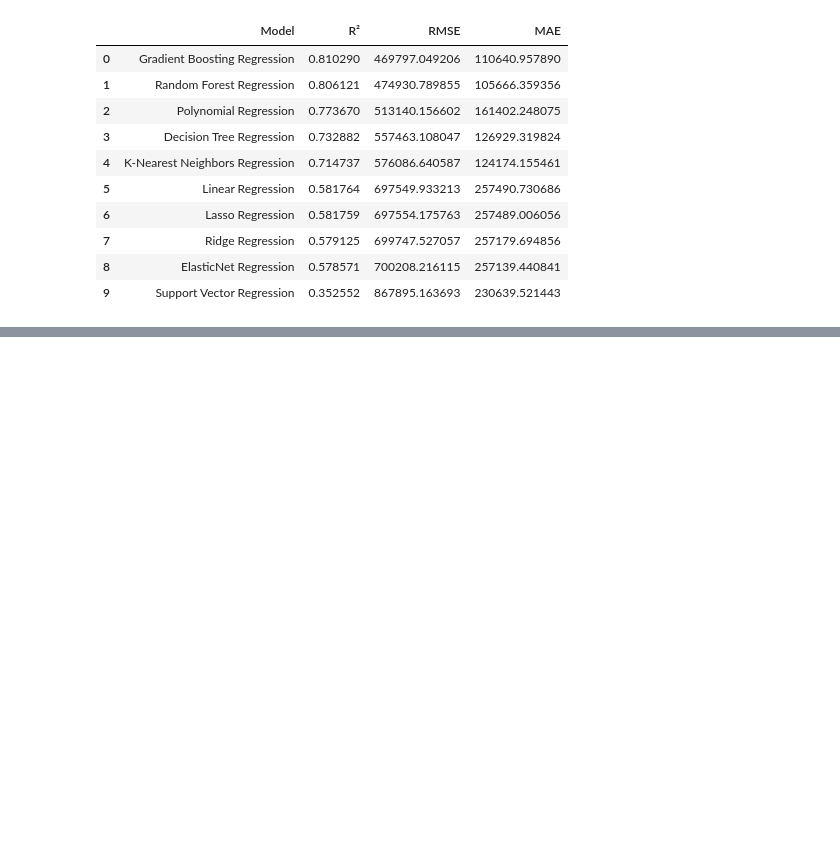
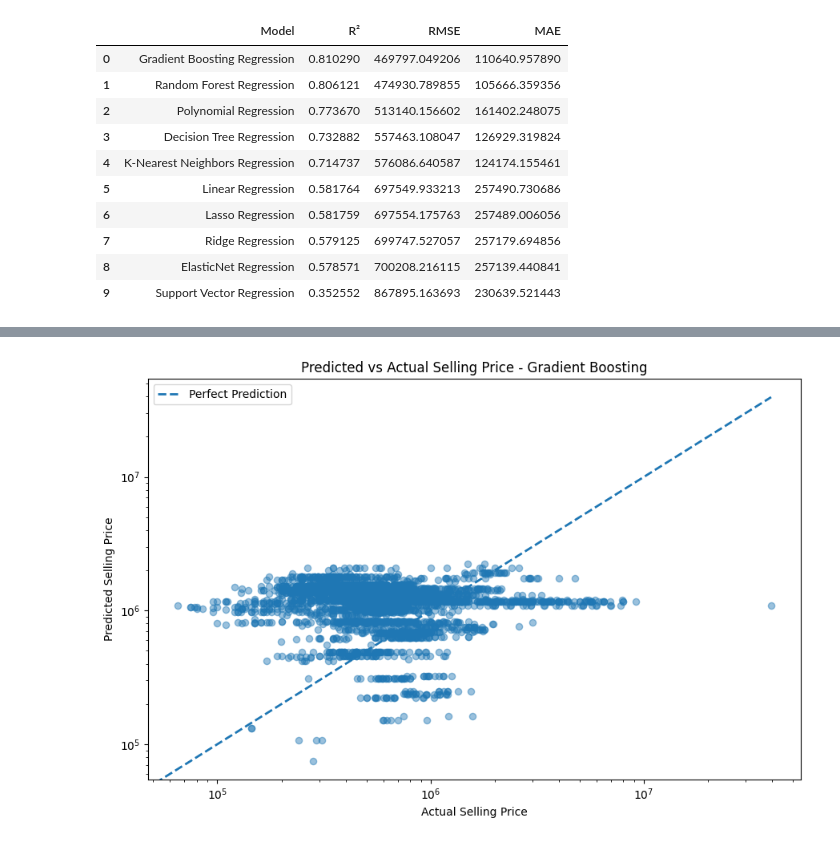
Before and after one commit to ML-Capstone-Review/ML-Capstone-Project, a Jupyter notebook: notebooks/Regression.ipynb, the cells around one changed output, grey strips where cells are left out. Drawn from its saved outputs; the diff is of its cells as text; code cells hidden in the pictures; blank space fills up the shorter version.

```diff
--- a/notebooks/Regression.ipynb
+++ b/notebooks/Regression.ipynb
@@ -1593,0 +1889,36 @@ my_results
+# %%
+import matplotlib.pyplot as plt
+
+y_pred_best = best_gbr.predict(X_test_scaled)
+
+plt.figure(figsize=(9, 6))
+
+plt.scatter(
+    y_test,
+    y_pred_best,
+    alpha=0.45,
+    s=35
+)
+
+min_value = min(y_test.min(), y_pred_best.min())
+max_value = max(y_test.max(), y_pred_best.max())
+
+plt.plot(
+    [min_value, max_value],
+    [min_value, max_value],
+    linestyle="--",
+    linewidth=2,
+    label="Perfect Prediction"
+)
+
+plt.xscale("log")
+plt.yscale("log")
+
+plt.xlabel("Actual Selling Price")
+plt.ylabel("Predicted Selling Price")
+plt.title("Predicted vs Actual Selling Price - Gradient Boosting")
+plt.legend()
+plt.tight_layout()
+plt.show()
+# %% [output]
+[figure, added]
```
Also changed, not shown: parts of 16 cells of this notebook.
